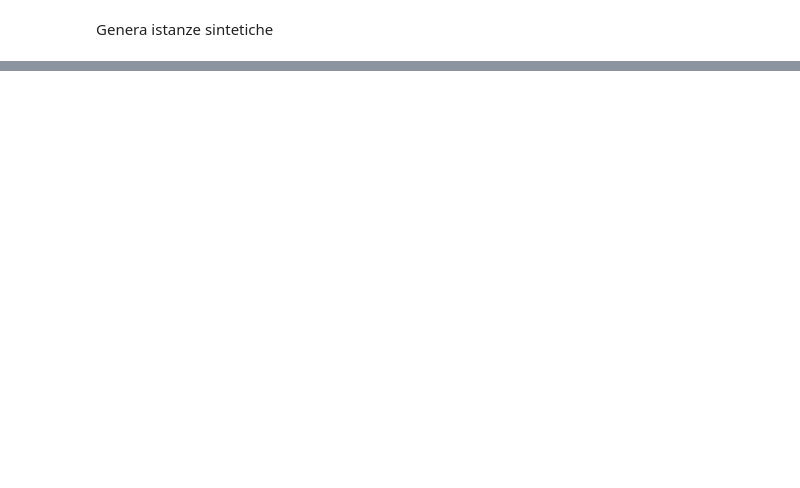
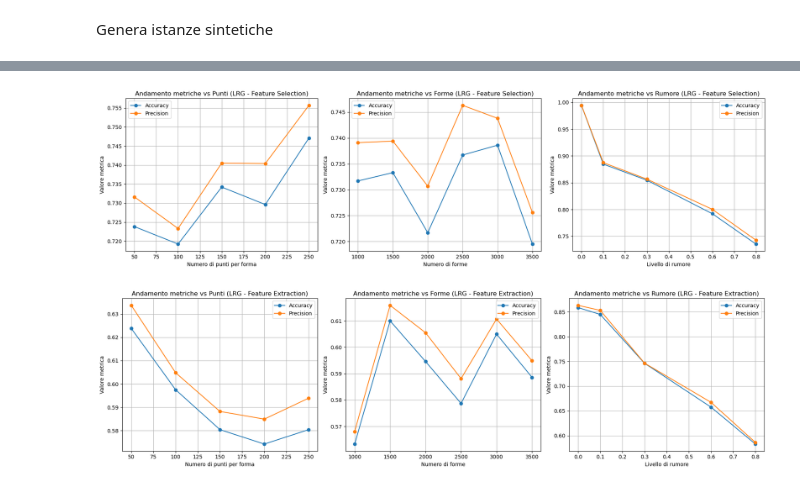
Before and after one commit to IonutZbir/University, a Jupyter notebook: Terzo_Anno/DataMining/esame/riconoscimento_forme_finale.ipynb, the cells around one changed output, grey strips where cells are left out. Saved outputs shown, nothing was run; the diff lists cells and outputs as text; code cells hidden in the pictures; blank space fills up the shorter version.

```diff
--- a/Terzo_Anno/DataMining/esame/riconoscimento_forme_finale.ipynb
+++ b/Terzo_Anno/DataMining/esame/riconoscimento_forme_finale.ipynb
@@ -645,0 +1306,2 @@ Accuracy sul test set: 0.9100
+# %%
+results_selection_lrg, results_pca_lrg = test_robustezza_logistic_regression()
@@ -645,0 +1310,6 @@ Accuracy sul test set: 0.9100
+# %%
+plot_figure(results=results_selection_lrg, title="LRG - Feature Selection")
+plot_figure(results=results_pca_lrg, title="LRG - Feature Extraction")
+# %% [output]
+[figure, added]
+[figure, added]
```
Also changed, not shown: parts of 64 cells of this notebook, 4 other files.
